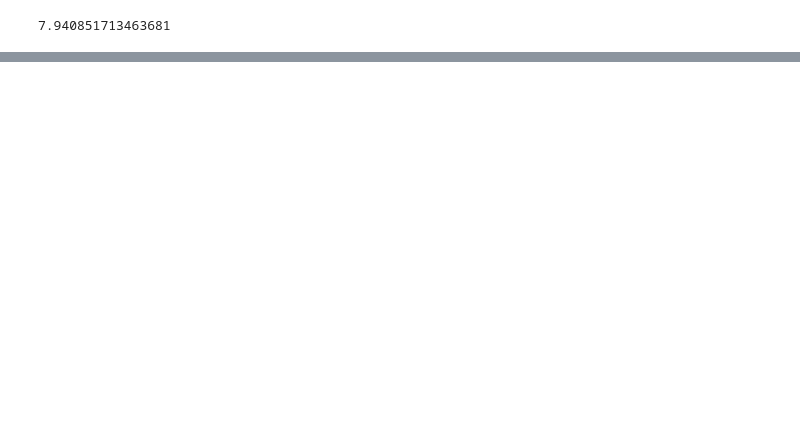
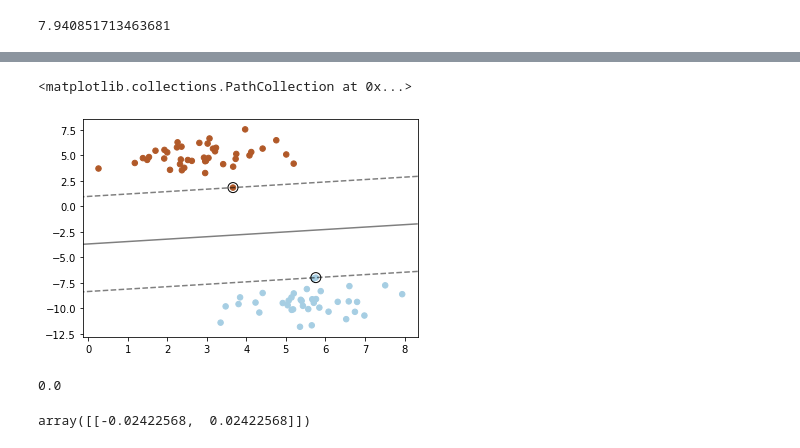
Before and after one commit to rmodi6/svm, a Jupyter notebook: svm.ipynb, the cells around one changed output, grey strips where cells are left out. Cells and saved outputs as stored; diff of their text form; code cells hidden in the pictures; blank space fills up the shorter version.

```diff
--- a/svm.ipynb
+++ b/svm.ipynb
@@ -35,0 +167,38 @@ max_fval
+# %%
+import numpy as np
+import matplotlib.pyplot as plt
+from sklearn import svm
+from sklearn.datasets import make_blobs
+
+
+# we create 40 separable points
+X, y = make_blobs(n_samples=100, n_features=2, centers=2, cluster_std=1.05, random_state=10)
+X, y = X[:80], y[:80]
+
+# fit the model, don't regularize for illustration purposes
+clf = svm.SVC(kernel='linear', C=1000)
+clf.fit(X, y)
+
+plt.scatter(X[:, 0], X[:, 1], c=y, s=30, cmap=plt.cm.Paired)
+
+# plot the decision function
+ax = plt.gca()
+xlim = ax.get_xlim()
+ylim = ax.get_ylim()
+
+# create grid to evaluate model
+xx = np.linspace(xlim[0], xlim[1], 30)
+yy = np.linspace(ylim[0], ylim[1], 30)
+YY, XX = np.meshgrid(yy, xx)
+xy = np.vstack([XX.ravel(), YY.ravel()]).T
+Z = clf.decision_function(xy).reshape(XX.shape)
+
+# plot decision boundary and margins
+ax.contour(XX, YY, Z, colors='k', levels=[-1, 0, 1], alpha=0.5,
+           linestyles=['--', '-', '--'])
+# plot support vectors
+ax.scatter(clf.support_vectors_[:, 0], clf.support_vectors_[:, 1], s=100,
+           linewidth=1, facecolors='none', edgecolors='k')
+# %% [output]
+<matplotlib.collections.PathCollection at 0x...>
+[figure, added]
@@ -35,0 +217,4 @@ max_fval
+# %%
+np.sum(np.where(predict(w, X_test) != y_test, 1, 0)) / len(y_test)
+# %% [output]
+0.0
@@ -35,0 +223,4 @@ max_fval
+# %%
+clf.dual_coef_
+# %% [output]
+array([[-0.02422568,  0.02422568]])
```
Also changed, not shown: parts of 20 cells of this notebook.
